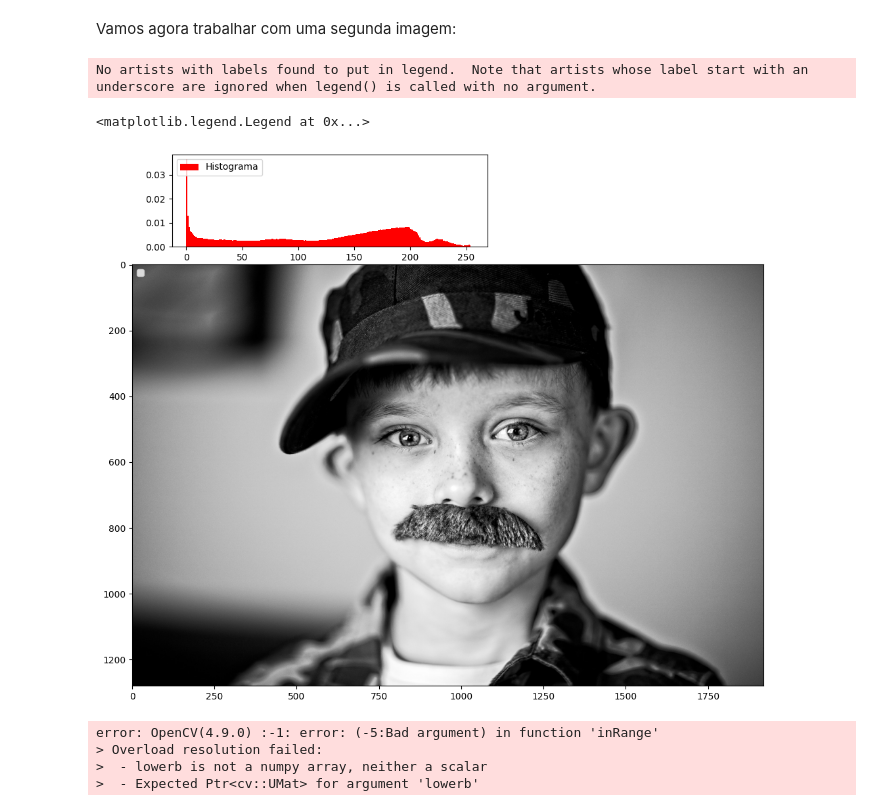
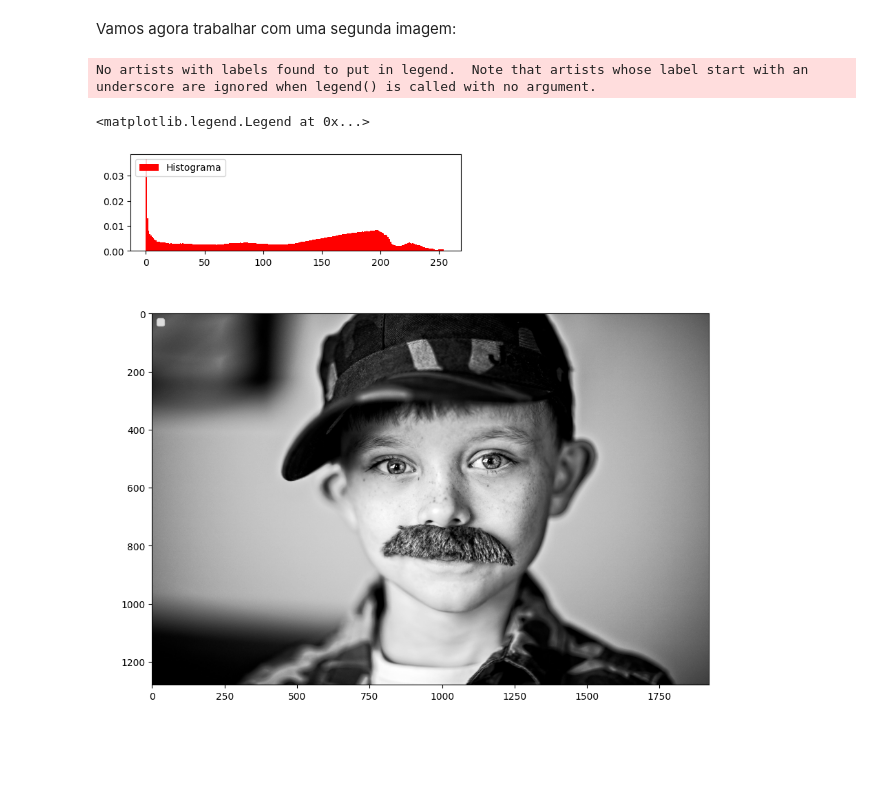
Before and after one commit to antonio-pilan/Curso---Processamento-de-imagens, a Jupyter notebook: tarefa_2_histogramas/tarefa_2.ipynb, the cells around one changed output. Cells and saved outputs as stored; diff of their text form; code cells hidden in the pictures; blank space fills up the shorter version.

Commit message:
tarefa 2

```diff
--- a/tarefa_2_histogramas/tarefa_2.ipynb
+++ b/tarefa_2_histogramas/tarefa_2.ipynb
@@ -181,30 +181,20 @@ Podemos reintroduzir o contraste a imagem, mas não há um critério de controle
 # %% [markdown]
 Vamos agora trabalhar com uma segunda imagem:
 # %%
-img2 = cv.imread('img_tarefa2.jpg')
+img2 = cv.imread('img_tarefa2.jpg',0)
 
 plt.rcParams["figure.figsize"] = [12, 7]
 
 fig, ax1 = plt.subplots()
-ax1.imshow(img2)
+ax1.imshow(img2, cmap="gray")
 
 
 l, b, h, w = 0.15, 1.01, .2, .4
 ax2 = fig.add_axes([l, b, w, h])
 ax2.hist(img2.ravel(),256,[0,256], color="r", density=True, label="Histograma")
 ax1.legend(loc='upper left')
 ax2.legend(loc='upper left')
 # %% [output]
 No artists with labels found to put in legend.  Note that artists whose label start with an underscore are ignored when legend() is called with no argument.
 <matplotlib.legend.Legend at 0x...>
-[figure, old version]
+[figure, new version]
-# %%
-gray2 = cv.cvtColor(img2, cv.COLOR_RGB2GRAY)
-mask = cv.inRange(gray2, gray2.min(), gray2.max())
-
-plt.imshow(mask, cmap="gray")
-# %% [output]
-error: OpenCV(4.9.0) :-1: error: (-5:Bad argument) in function 'inRange'
-> Overload resolution failed:
->  - lowerb is not a numpy array, neither a scalar
->  - Expected Ptr<cv::UMat> for argument 'lowerb'
```
Also changed, not shown: parts of 12 cells of this notebook, 2 other files.
